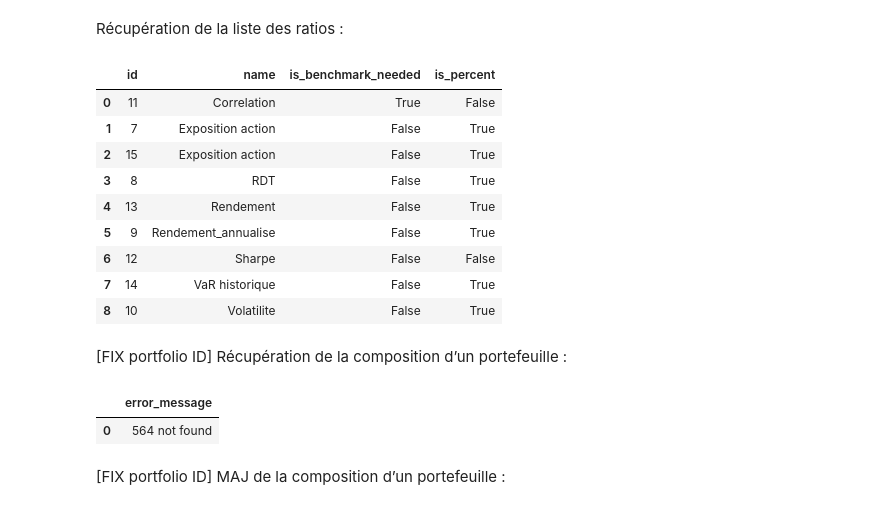
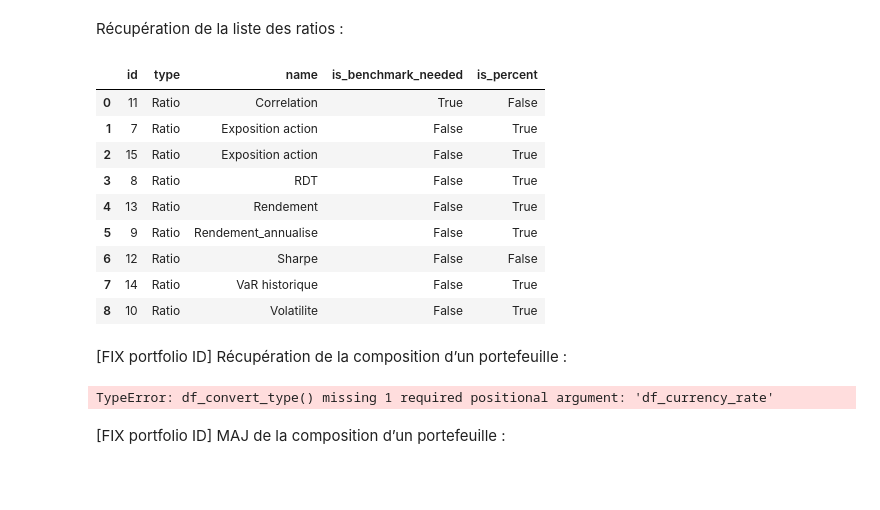
Before and after one commit to ArthurBiragnet/Dolphin, a Jupyter notebook: getAccessAPI.ipynb, the cells around one changed output. Cells and saved outputs as stored; diff of their text form; code cells hidden in the pictures; blank space fills up the shorter version.

Commit message:
[API] convert values types in DataFrame and begin to implement ratio functions

```diff
--- a/getAccessAPI.ipynb
+++ b/getAccessAPI.ipynb
@@ -55,7 +96,7 @@ def getCurrencyRate():
         if len(rate) == 0:
             continue
         rate_value = json.loads(rate)['rate']['value']
-        d.append([currency_id, rate_value])
+        d.append([currency_id, convert_float(rate_value)])
     return pd.DataFrame(d, columns=['currency src', 'rate'])
 
 df_currency_rate = getCurrencyRate()
@@ -219,38 +207,38 @@ df_cotation
 # %% [markdown]
 Récupération de la liste des ratios :
 # %%
-def get_ratio():
+def get_ratio(df_currency_rate):
     data = get_data('ratio')
-    df_ratio = df_normalize(data)
+    df_ratio = pd.read_json(data)
+    #df_ratio = df_convert_type(df_ratio, df_currency_rate)
     return df_ratio
 
-df_ratio = get_ratio()
+df_ratio = get_ratio(df_currency_rate)
 df_ratio
 # %% [output]
-|  | id | name | is_benchmark_needed | is_percent |
-| 0 | 11 | Correlation | True | False |
-| 1 | 7 | Exposition action | False | True |
-| 2 | 15 | Exposition action | False | True |
-| 3 | 8 | RDT | False | True |
-| 4 | 13 | Rendement | False | True |
-| 5 | 9 | Rendement_annualise | False | True |
-| 6 | 12 | Sharpe | False | False |
-| 7 | 14 | VaR historique | False | True |
-| 8 | 10 | Volatilite | False | True |
+|  | id | type | name | is_benchmark_needed | is_percent |
+| 0 | 11 | Ratio | Correlation | True | False |
+| 1 | 7 | Ratio | Exposition action | False | True |
+| 2 | 15 | Ratio | Exposition action | False | True |
+| 3 | 8 | Ratio | RDT | False | True |
+| 4 | 13 | Ratio | Rendement | False | True |
+| 5 | 9 | Ratio | Rendement_annualise | False | True |
+| 6 | 12 | Ratio | Sharpe | False | False |
+| 7 | 14 | Ratio | VaR historique | False | True |
+| 8 | 10 | Ratio | Volatilite | False | True |
 # %% [markdown]
 [FIX portfolio ID] Récupération de la composition d’un portefeuille :
 # %%
 def get_portfolio(portfolio_id):
     data = get_data('portfolio/{}/dyn_amount_compo'.format(portfolio_id))
-    df_portfolio = df_normalize(data)
+    df_portfolio = df_convert_type(data)
     return df_portfolio
     #keep seulement list assets ?
 
 portfolio = get_portfolio(564)
-df_portfolio
+portfolio
 # %% [output]
-|  | error_message |
-| 0 | 564 not found |
+TypeError: df_convert_type() missing 1 required positional argument: 'df_currency_rate'
 # %% [markdown]
 [FIX portfolio ID] MAJ de la composition d’un portefeuille :
 # %%
```
Also changed, not shown: parts of 23 cells of this notebook.
